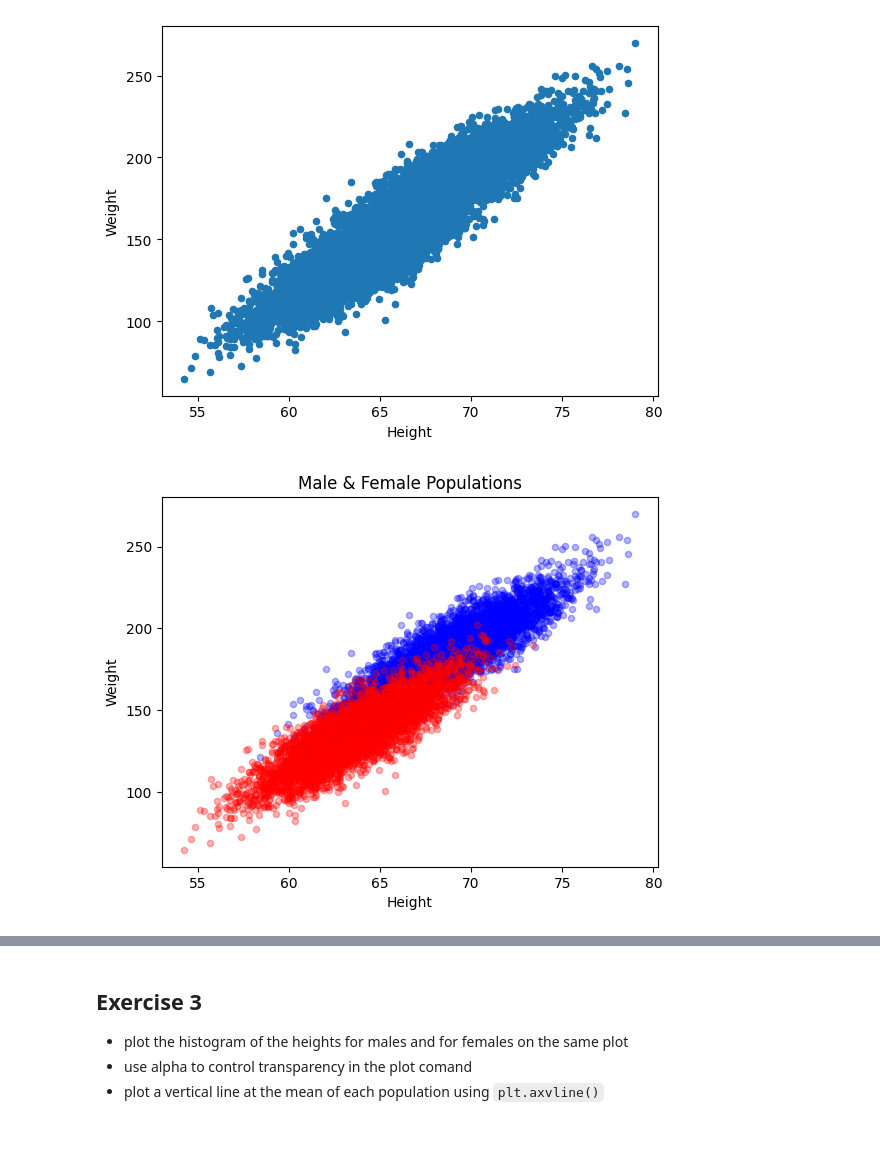
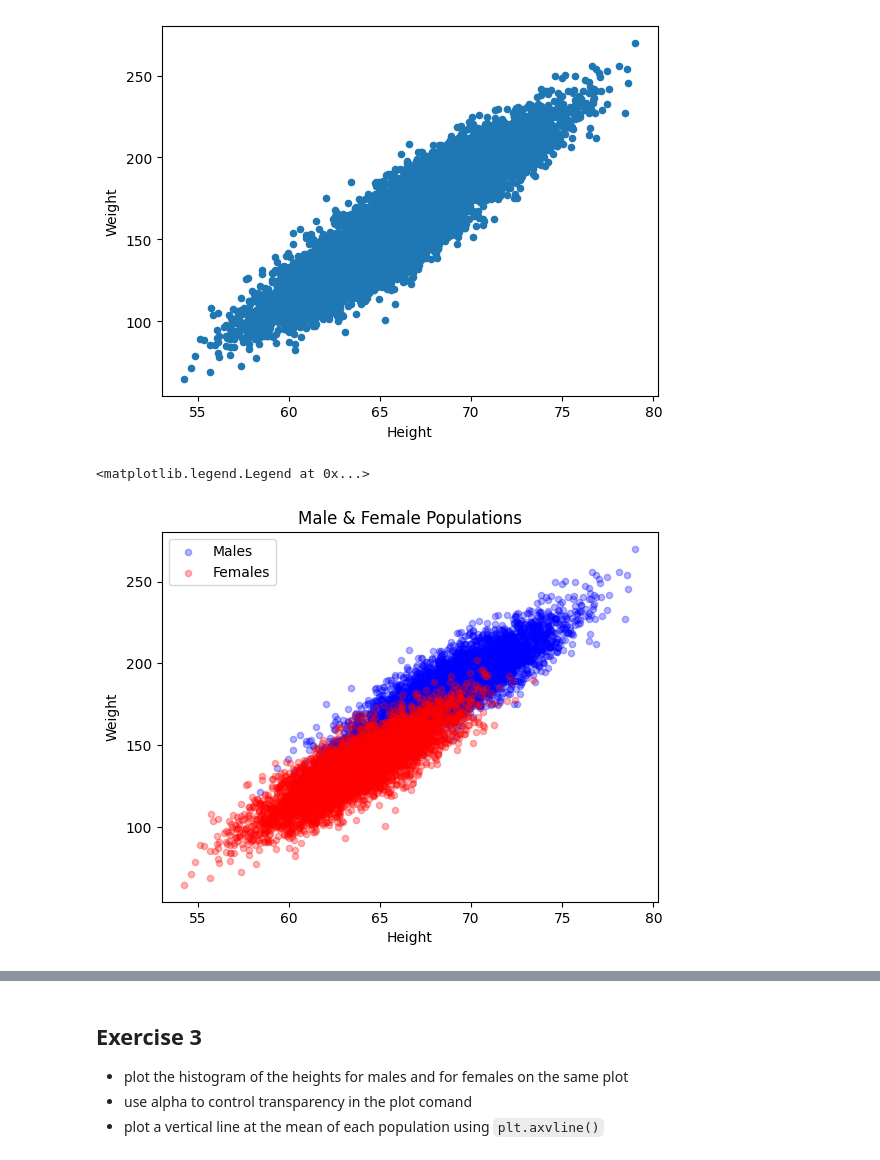
Before and after one commit to simfeo/zero_to_deep_learning_video, a Jupyter notebook: course/2 Data.ipynb, the cells around one changed output, grey strips where cells are left out. Saved outputs shown, nothing was run; the diff lists cells and outputs as text; code cells hidden in the pictures.

```diff
--- a/course/2 Data.ipynb
+++ b/course/2 Data.ipynb
@@ -638,14 +637,16 @@ df.plot(kind='scatter', x="Height", y="Weight")
 # %%
 data_male = df.query("Gender == 'Male'")
 data_female = df[df["Gender"] == "Female"]
 
 fig, ax = plt.subplots()
 
 data_male.plot(kind='scatter', x='Height', y='Weight',
            ax=ax, color='blue', alpha=0.3,
            title='Male & Female Populations')
 
 data_female.plot(kind='scatter', x='Height', y='Weight',
              ax=ax, color='red', alpha=0.3);
+plt.legend(["Males", "Females"])
 # %% [output]
+<matplotlib.legend.Legend at 0x...>
-[figure, old version]
+[figure, new version]
```
Also changed, not shown: parts of 10 cells of this notebook, 1 other file.
